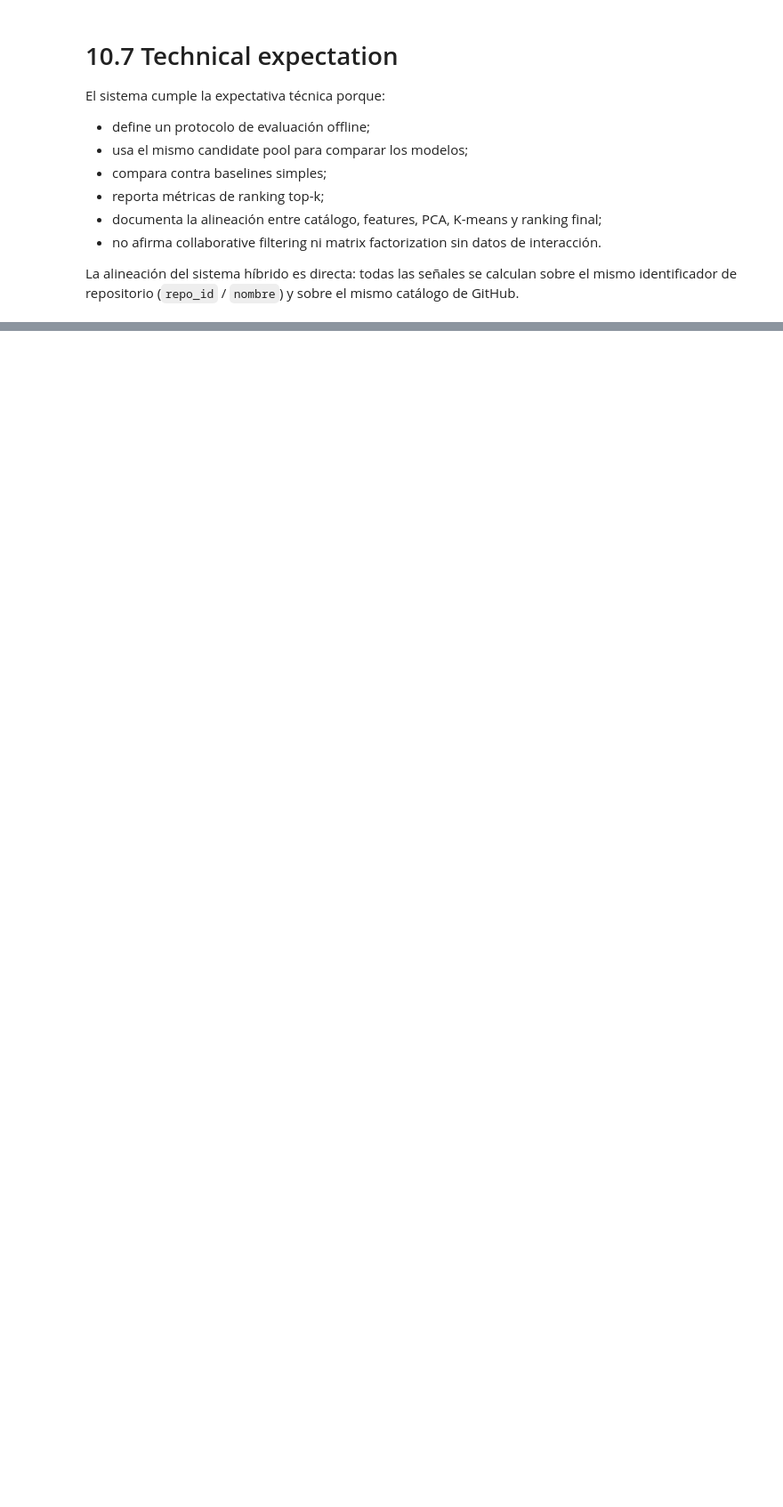
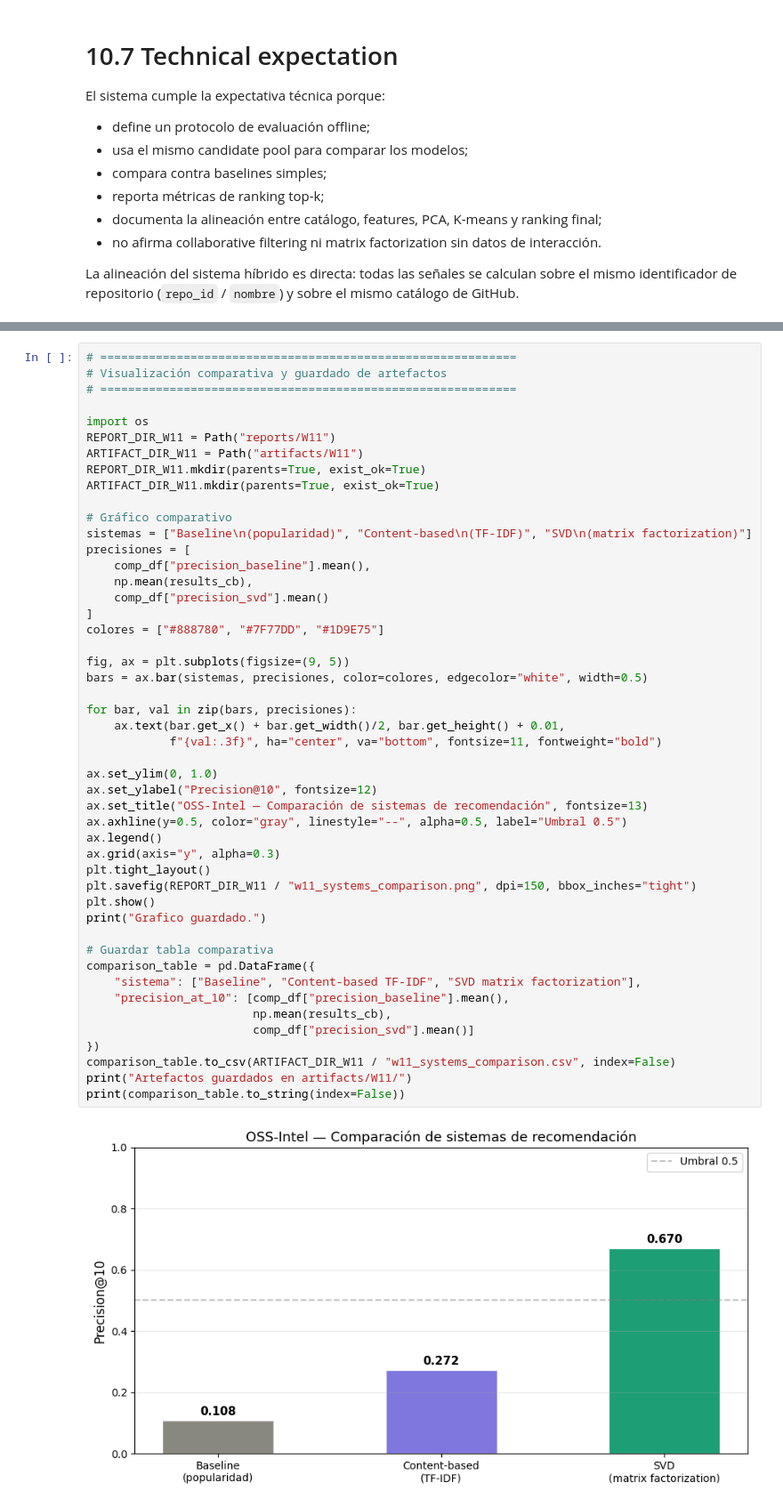
Before and after one commit to NayeliMaVi/Big-Data, a Jupyter notebook: notebooks/Sem11_W10_recommendation_ranking_class_corrected.ipynb, the cells around one changed output, grey strips where cells are left out. Shown at 89% size. Cells and saved outputs as stored; diff of their text form; blank space fills up the shorter version.

```diff
--- a/notebooks/Sem11_W10_recommendation_ranking_class_corrected.ipynb
+++ b/notebooks/Sem11_W10_recommendation_ranking_class_corrected.ipynb
@@ -1171,0 +1520,50 @@ Reportes/figuras generadas para Week 10:
+# %%
+# ============================================================
+# Visualización comparativa y guardado de artefactos
+# ============================================================
+
+import os
+REPORT_DIR_W11 = Path("reports/W11")
+ARTIFACT_DIR_W11 = Path("artifacts/W11")
+REPORT_DIR_W11.mkdir(parents=True, exist_ok=True)
+ARTIFACT_DIR_W11.mkdir(parents=True, exist_ok=True)
+
+# Gráfico comparativo
+sistemas = ["Baseline\n(popularidad)", "Content-based\n(TF-IDF)", "SVD\n(matrix factorization)"]
+precisiones = [
+    comp_df["precision_baseline"].mean(),
+    np.mean(results_cb),
+    comp_df["precision_svd"].mean()
+]
+colores = ["#888780", "#7F77DD", "#1D9E75"]
+
+fig, ax = plt.subplots(figsize=(9, 5))
+bars = ax.bar(sistemas, precisiones, color=colores, edgecolor="white", width=0.5)
+
+for bar, val in zip(bars, precisiones):
+    ax.text(bar.get_x() + bar.get_width()/2, bar.get_height() + 0.01,
+            f"{val:.3f}", ha="center", va="bottom", fontsize=11, fontweight="bold")
+
+ax.set_ylim(0, 1.0)
+ax.set_ylabel("Precision@10", fontsize=12)
+ax.set_title("OSS-Intel — Comparación de sistemas de recomendación", fontsize=13)
+ax.axhline(y=0.5, color="gray", linestyle="--", alpha=0.5, label="Umbral 0.5")
+ax.legend()
+ax.grid(axis="y", alpha=0.3)
+plt.tight_layout()
+plt.savefig(REPORT_DIR_W11 / "w11_systems_comparison.png", dpi=150, bbox_inches="tight")
+plt.show()
+print("Grafico guardado.")
+
+# Guardar tabla comparativa
+comparison_table = pd.DataFrame({
+    "sistema": ["Baseline", "Content-based TF-IDF", "SVD matrix factorization"],
+    "precision_at_10": [comp_df["precision_baseline"].mean(),
+                        np.mean(results_cb),
+                        comp_df["precision_svd"].mean()]
+})
+comparison_table.to_csv(ARTIFACT_DIR_W11 / "w11_systems_comparison.csv", index=False)
+print("Artefactos guardados en artifacts/W11/")
+print(comparison_table.to_string(index=False))
+# %% [output]
+[figure, added]
```
Also changed, not shown: parts of 24 cells of this notebook.
